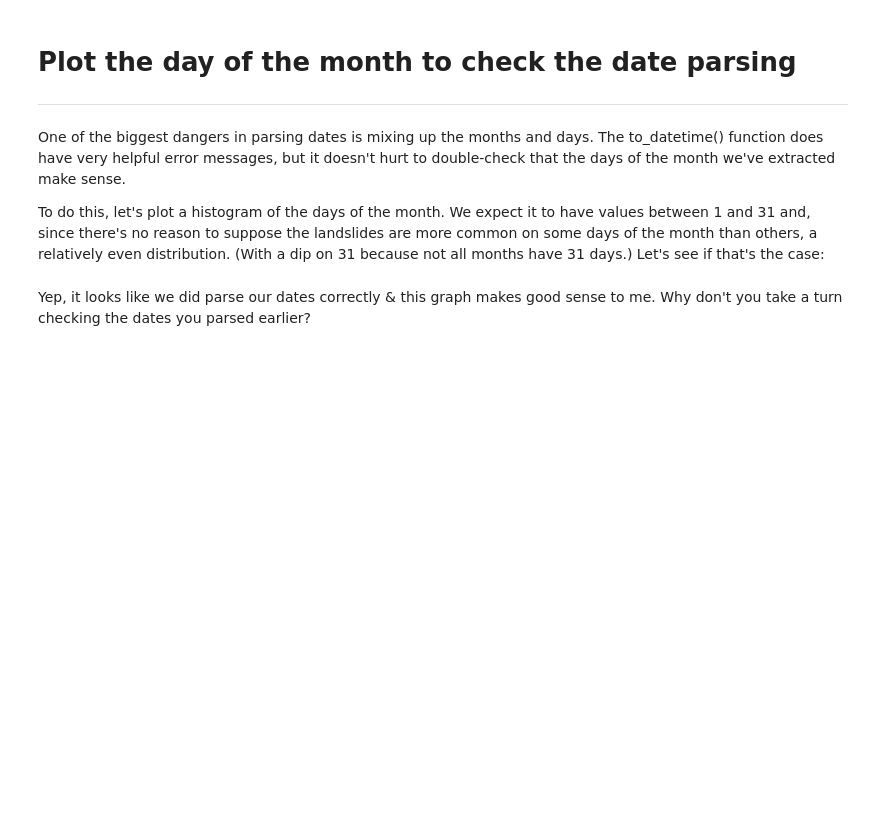
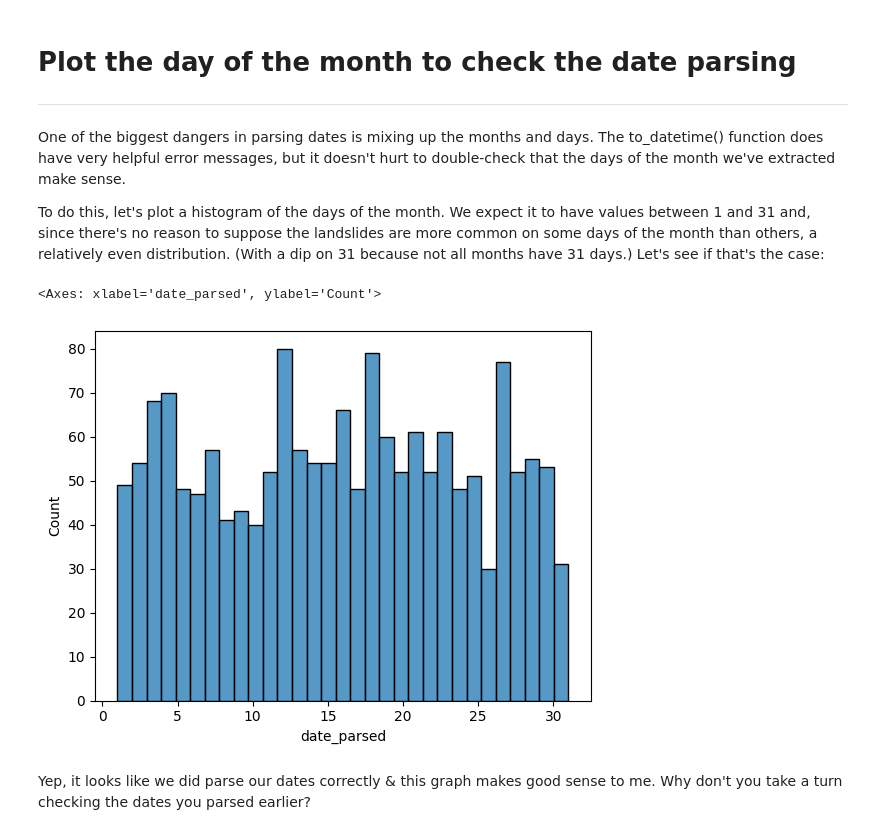
Before and after one commit to vanshaj248/DataScience-and-AI-ML, a Jupyter notebook: 2.Data Preprocessing and Wrangling/1.DataCleaning/3.data-cleaning-challenge-parsing-dates.ipynb, the cells around one changed output. Drawn from its saved outputs; the diff is of its cells as text; code cells hidden in the pictures; blank space fills up the shorter version.

```diff
--- a/2.Data Preprocessing and Wrangling/1.DataCleaning/3.data-cleaning-challenge-parsing-dates.ipynb
+++ b/2.Data Preprocessing and Wrangling/1.DataCleaning/3.data-cleaning-challenge-parsing-dates.ipynb
@@ -170,9 +161,12 @@ To do this, let's plot a histogram of the days of the month. We expect it to hav
 # %%
 # remove na's
 day_of_month_landslides = day_of_month_landslides.dropna()
 
 # plot the day of the month
-sns.distplot(day_of_month_landslides, kde=False, bins=31)
+sns.histplot(day_of_month_landslides, kde=False, bins=31)
+# %% [output]
+<Axes: xlabel='date_parsed', ylabel='Count'>
+[figure, added]
 # %% [markdown]
 Yep, it looks like we did parse our dates correctly & this graph makes good sense to me. Why don't you take a turn checking the dates you parsed earlier?
 # %%
```
Also changed, not shown: parts of 5 cells of this notebook, 1 other file.
